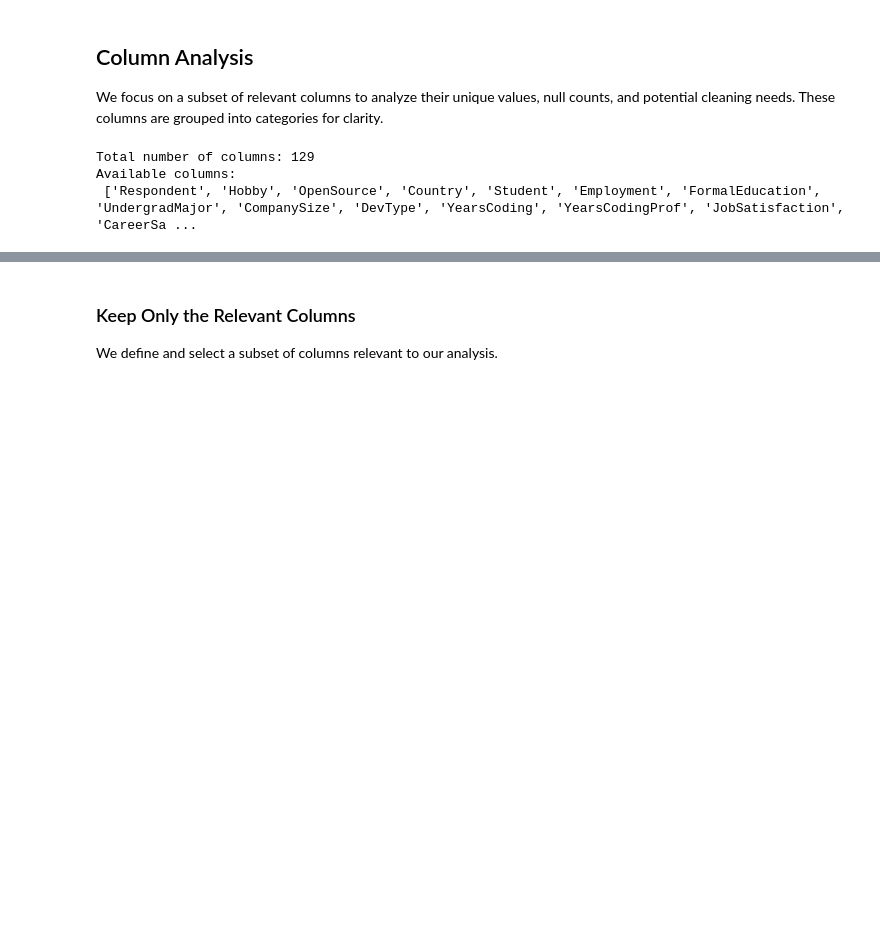
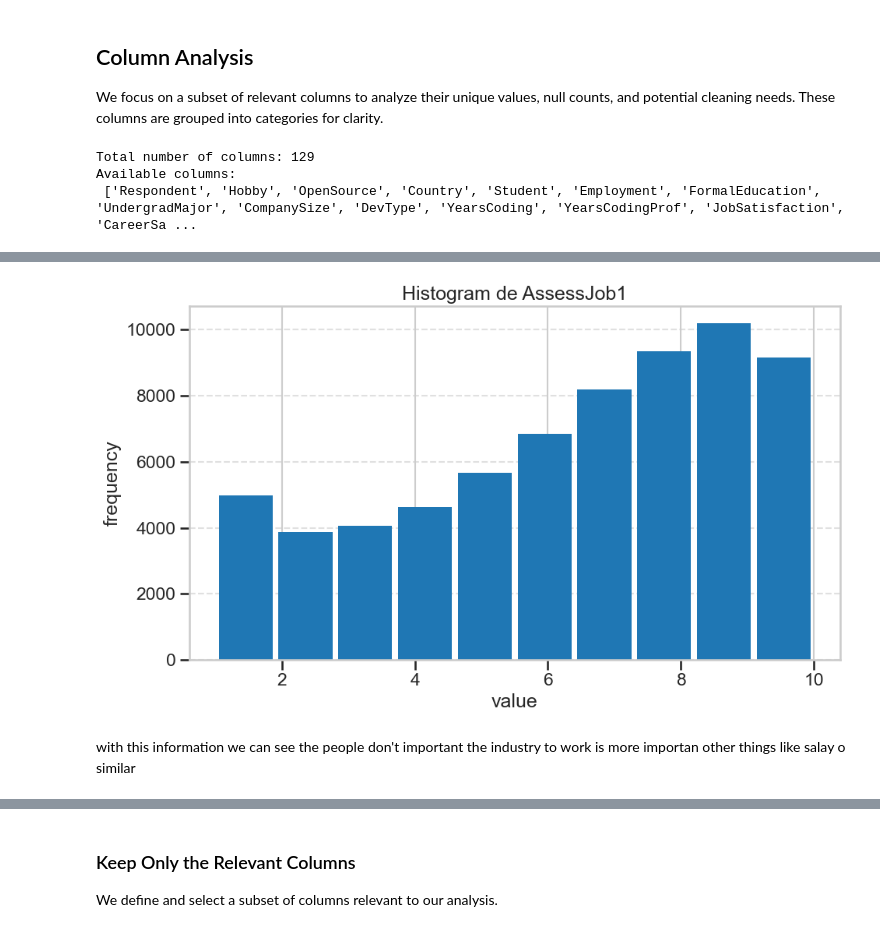
Before and after one commit to NicolasCuaran/DevSurveyInsights, a Jupyter notebook: notebooks/02_survey_eda.ipynb, the cells around one changed output, grey strips where cells are left out. Cells and saved outputs as stored; diff of their text form; code cells hidden in the pictures; blank space fills up the shorter version.

```diff
--- a/notebooks/02_survey_eda.ipynb
+++ b/notebooks/02_survey_eda.ipynb
@@ -82,0 +118,12 @@ Available columns:
+# %%
+df['AssessJob1'].plot(kind='hist', bins=10, rwidth=0.9, figsize=(10,6))
+plt.title('Histogram de AssessJob1')
+plt.xlabel('value')
+plt.ylabel('frequency')
+plt.grid(axis='y', linestyle='--', alpha=0.6)
+plt.tight_layout()
+plt.show()
+# %% [output]
+[figure, added]
+# %% [markdown]
+with this information we can see the people don't important the industry to work is more importan other things like salay o similar
```
Also changed, not shown: parts of 16 cells of this notebook, 2 other files.
